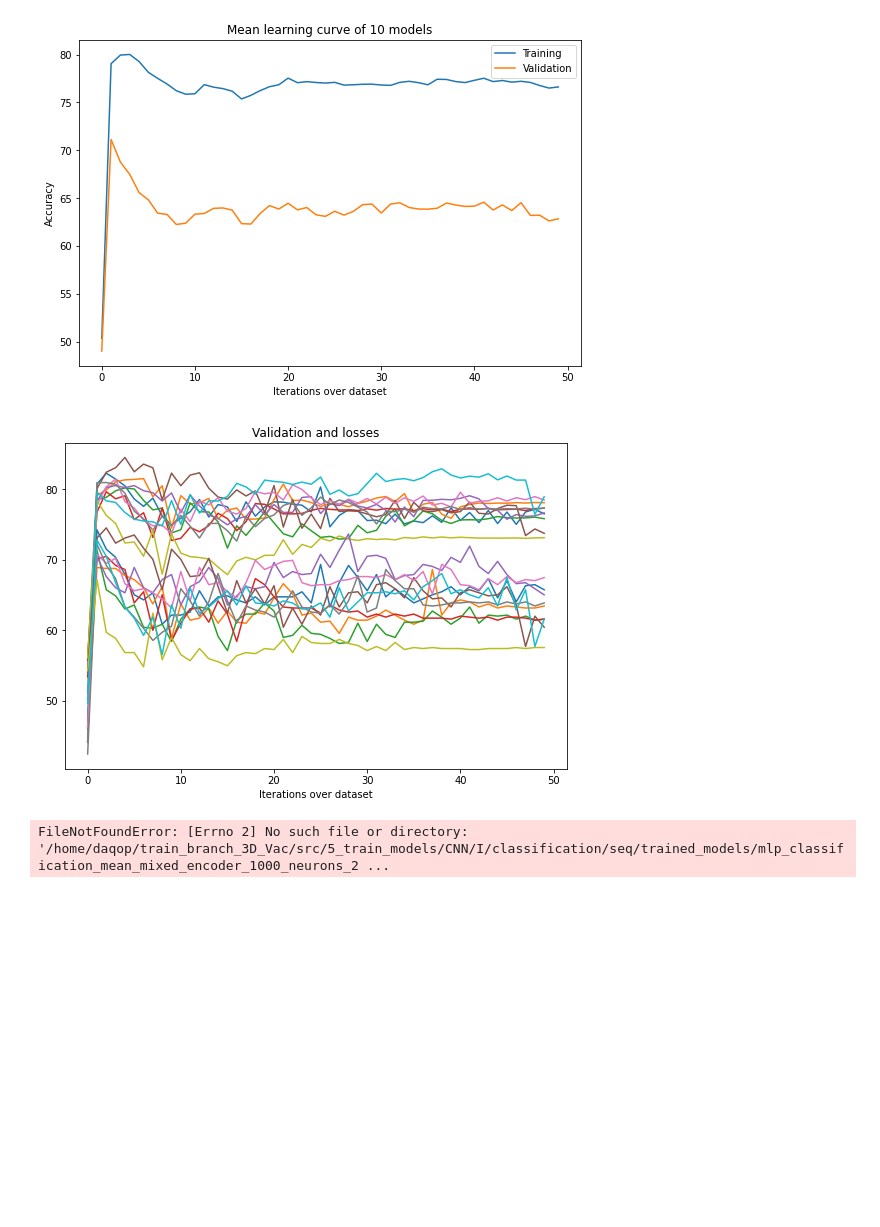
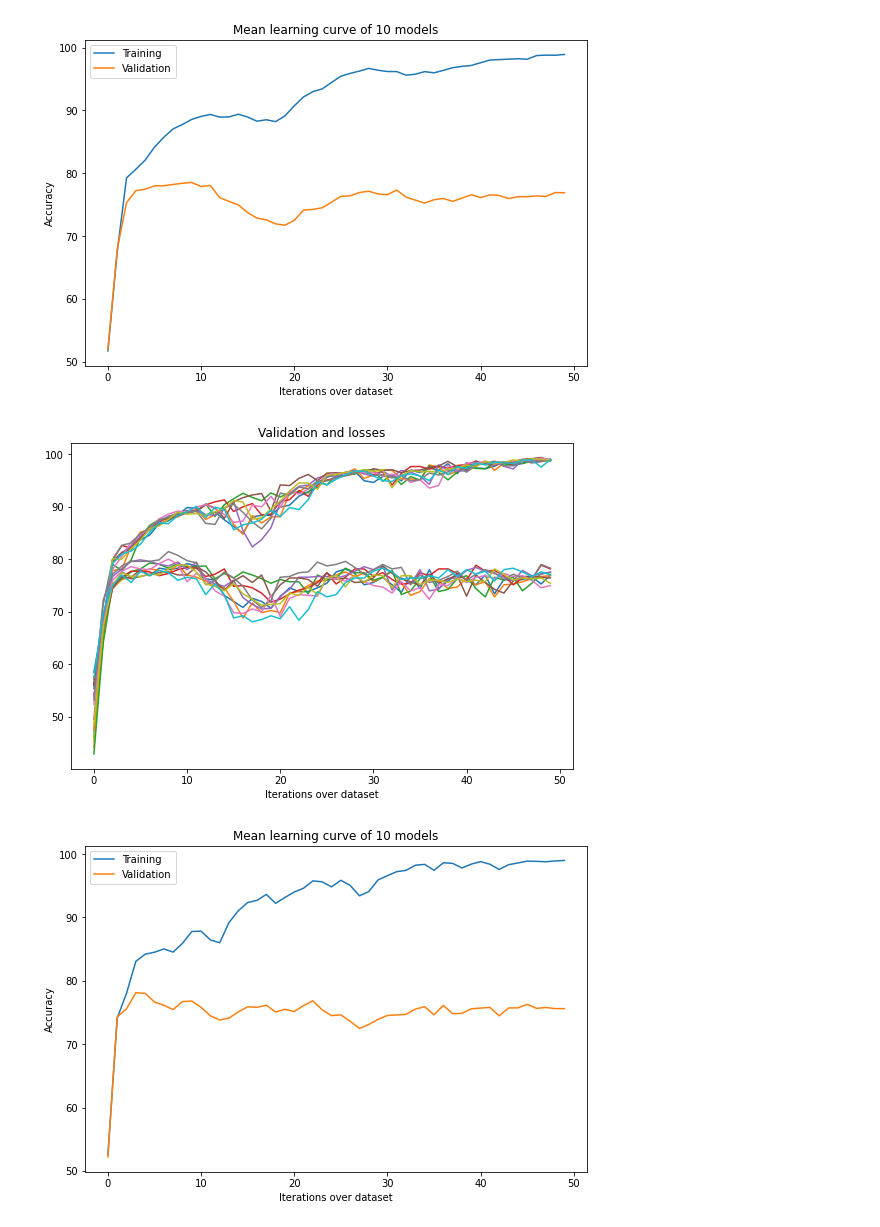
Before and after one commit to DeepRank/3D-Vac, a Jupyter notebook: src/5_train_models/explore_class_seq_xvalidation.ipynb, the cells around one changed output. Saved outputs shown, nothing was run; the diff lists cells and outputs as text; code cells hidden in the pictures; blank space fills up the shorter version.

```diff
--- a/src/5_train_models/explore_class_seq_xvalidation.ipynb
+++ b/src/5_train_models/explore_class_seq_xvalidation.ipynb
@@ -100,16 +100,16 @@ def get_rates(xval_data, a):
 # %%
 # models_path = "/home/daqop/Desktop/M2/Internship/python/trained_models/"
 # models_path = "/home/daqop/mountpoint_snellius/3D-Vac/src/5_train_models/CNN/I/reg/seq/trained_models/"
 models_path = "/home/daqop/train_branch_3D_Vac/src/5_train_models/CNN/I/classification/seq/trained_models/"
 model_names = {
-    "shuffled": "mlp_classification_mean_blosum_encoder_100_neurons_50_epochs_test_64_batch_size.pt",
-    "clustered": "mlp_classification_mean_mixed_encoder_1000_neurons_200_epochs_clustered_64_batch_size.pt",
+    "shuffled": "mlp_classification_mean_blosum_encoder_500_neurons_50_epochs_shuffled_64_batch_size.pt",
+    "clustered": "mlp_classification_mean_mixed_encoder_500_neurons_50_epochs_shuffled_64_batch_size.pt",
 }
 shuffled_xval, shuffled_a = load_model(models_path + model_names["shuffled"], plot=True)
 clustered_xval, clustered_a = load_model(models_path + model_names["clustered"], plot=True)
 # s_tpr, s_fnr, s_tnr, s_fpr, s_nr, s_pr = get_rates(shuffled_xval, shuffled_a)
 # c_tpr, c_fnr, c_tnr, c_fpr, c_nr, c_pr = get_rates(clustered_xval, clustered_a)
 # %% [output]
-[figure, old version]
+[figure, new version]
-[figure, old version]
+[figure, new version]
-FileNotFoundError: [Errno 2] No such file or directory: '/home/daqop/train_branch_3D_Vac/src/5_train_models/CNN/I/classification/seq/trained_models/mlp_classification_mean_mixed_encoder_1000_neurons_2 ...
+[figure, added]
```
Also changed, not shown: parts of 1 cell of this notebook, 1 other file.
